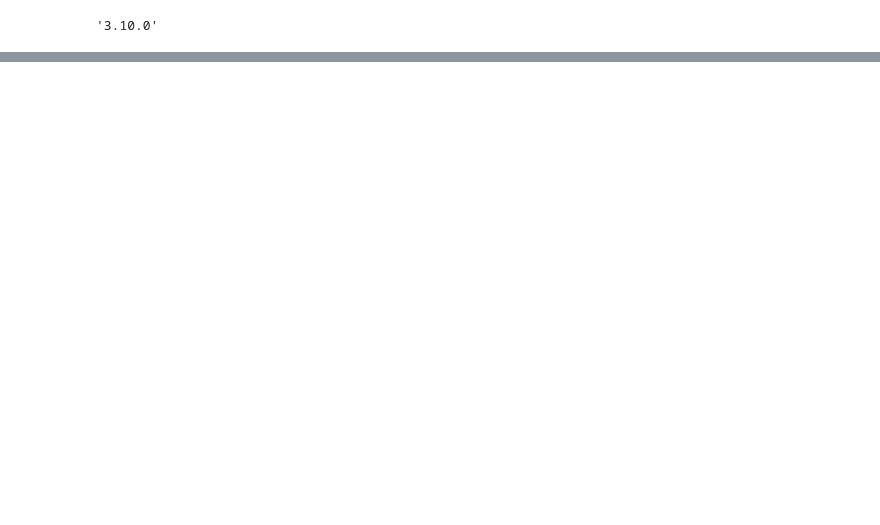
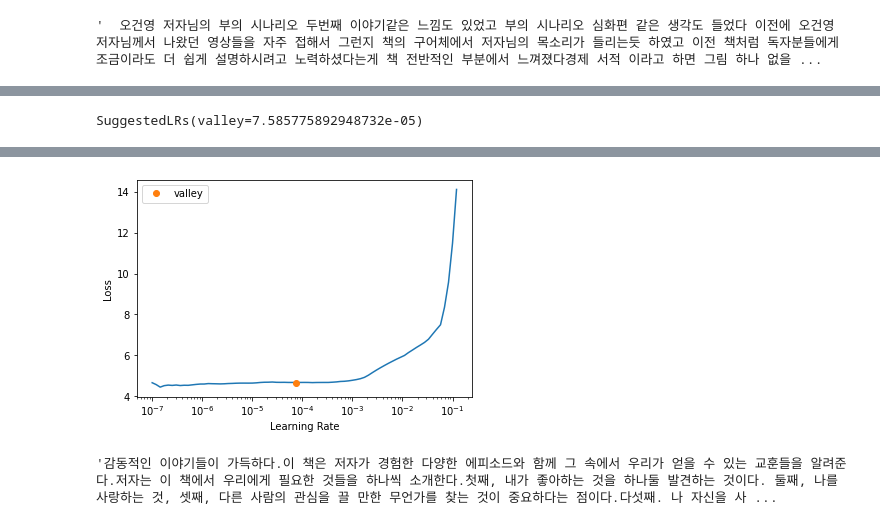
Before and after one commit to meanseo/readvice-KoGPT2-bookReport, a Jupyter notebook: test.ipynb, the cells around one changed output, grey strips where cells are left out. Cells and saved outputs as stored; diff of their text form; code cells hidden in the pictures; blank space fills up the shorter version.

Commit message:
KoGPT test1

```diff
--- a/test.ipynb
+++ b/test.ipynb
@@ -80,5 +51,0 @@ preprocess = tokenizer.sub(' ', texts)
-# %%
-import tweepy
-tweepy.__version__
-# %% [output]
-'3.10.0'
@@ -96,0 +52,46 @@ nouns
+# %%
+with open('./data/reviews.txt', encoding='utf-8') as f:
+    lines = f.read()
+lines=" ".join(lines.split())
+len(lines)
+lines = lines.replace('\n|\t', ' ')
+hangul = re.compile('[^ ㄱ-ㅣ가-힣+]')
+len(lines)
+result = hangul.sub('',lines)
+result
+
+# UnicodeDecodeError: 'cp949' codec can't decode byte 0xec in position 20: illegal multibyte sequence
+# 해당 에러 ->  encoding='utf-8' 넣어 주기
+# %% [output]
+'  오건영 저자님의 부의 시나리오 두번째 이야기같은 느낌도 있었고 부의 시나리오 심화편 같은 생각도 들었다 이전에 오건영 저자님께서 나왔던 영상들을 자주 접해서 그런지 책의 구어체에서 저자님의 목소리가 들리는듯 하였고 이전 책처럼 독자분들에게 조금이라도 더 쉽게 설명하시려고 노력하셨다는게 책 전반적인 부분에서 느껴졌다경제 서적 이라고 하면 그림 하나 없을 ...
+# %%
+#model input output tokenizer
+class TransformersTokenizer(Transform):
+    def __init__(self, tokenizer): self.tokenizer = tokenizer
+    def encodes(self, x):
+        toks = self.tokenizer.tokenize(x)
+        return tensor(self.tokenizer.convert_tokens_to_ids(toks))
+    def decodes(self, x): return TitledStr(self.tokenizer.decode(x.cpu().numpy()))
+
+#split data
+train=lines[:int(len(lines)*0.9)]
+test=lines[int(len(lines)*0.9):]
+splits = [[0],[1]]
+
+#init dataloader
+tls = TfmdLists([train,test], TransformersTokenizer(tokenizer), splits=splits, dl_type=LMDataLoader)
+batch,seq_len = 8,256
+dls = tls.dataloaders(bs=4, seq_len=seq_len)
+# dls.show_batch(max_n=2)
+# %%
+#gpt2 ouput is tuple, we need just one val
+class DropOutput(Callback):
+    def after_pred(self): self.learn.pred = self.pred[0]
+
+
+learn = Learner(dls, model, loss_func=CrossEntropyLossFlat(), cbs=[DropOutput], metrics=Perplexity()).to_fp16()
+lr=learn.lr_find()
+print(lr)
+learn.fit_one_cycle(5, lr)
+# learn.fine_tune(3)
+# %% [output]
@@ -96,0 +99 @@ nouns
+SuggestedLRs(valley=7.585775892948732e-05)
@@ -96,0 +101,16 @@ nouns
+[figure, added]
+# %%
+prompt='감동적인 이야기'
+prompt_ids = tokenizer.encode(prompt)
+inp = tensor(prompt_ids)[None].cuda()
+preds = learn.model.generate(inp,
+                           max_length=128,
+                           pad_token_id=tokenizer.pad_token_id,
+                           eos_token_id=tokenizer.eos_token_id,
+                           bos_token_id=tokenizer.bos_token_id,
+                           repetition_penalty=2.0,
+                           use_cache=True
+                          )
+tokenizer.decode(preds[0].cpu().numpy())
+# %% [output]
+'감동적인 이야기들이 가득하다.이 책은 저자가 경험한 다양한 에피소드와 함께 그 속에서 우리가 얻을 수 있는 교훈들을 알려준다.저자는 이 책에서 우리에게 필요한 것들을 하나씩 소개한다.첫째, 내가 좋아하는 것을 하나둘 발견하는 것이다. 둘째, 나를 사랑하는 것, 셋째, 다른 사람의 관심을 끌 만한 무언가를 찾는 것이 중요하다는 점이다.다섯째. 나 자신을 사 ...
```
Also changed, not shown: parts of 7 cells of this notebook, 3 other files.
